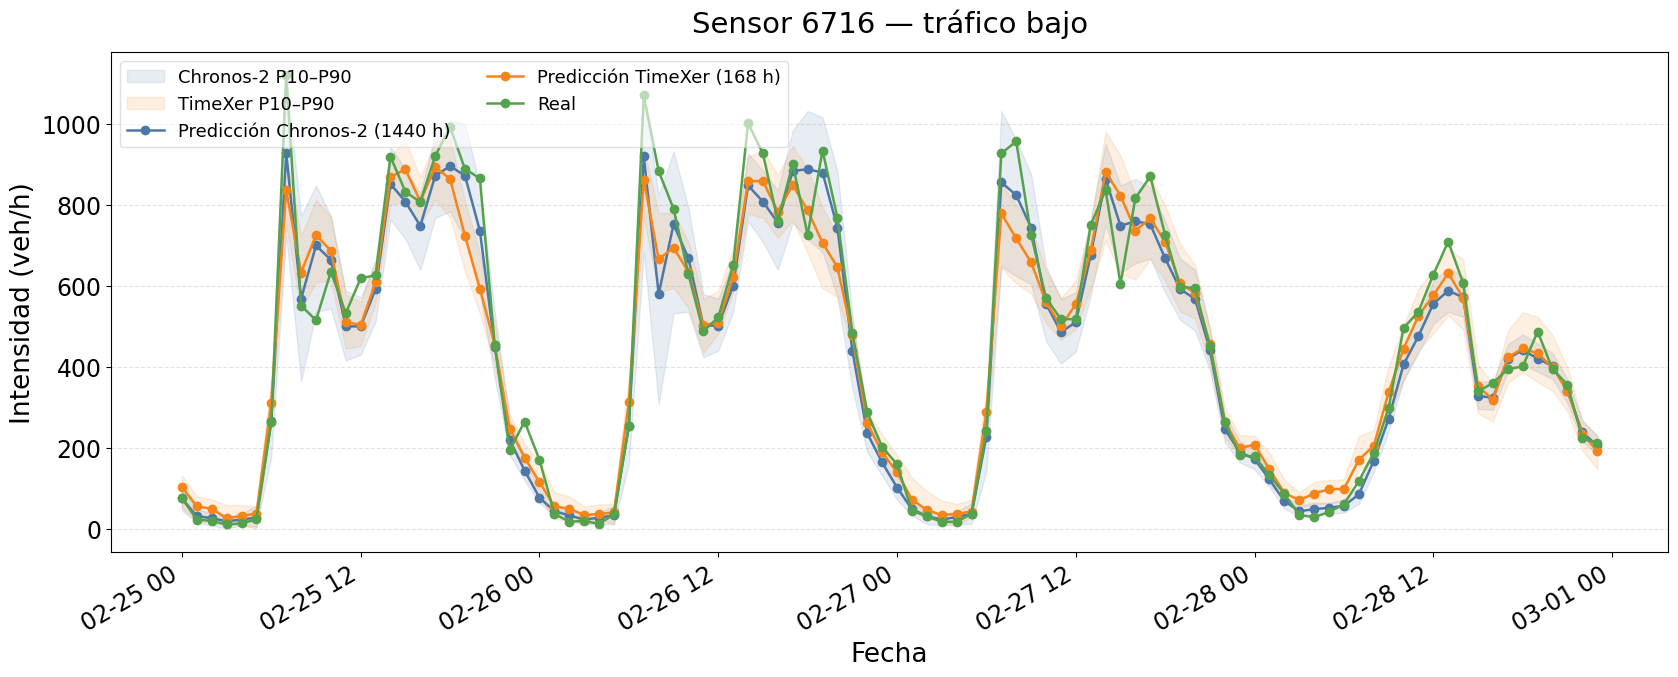
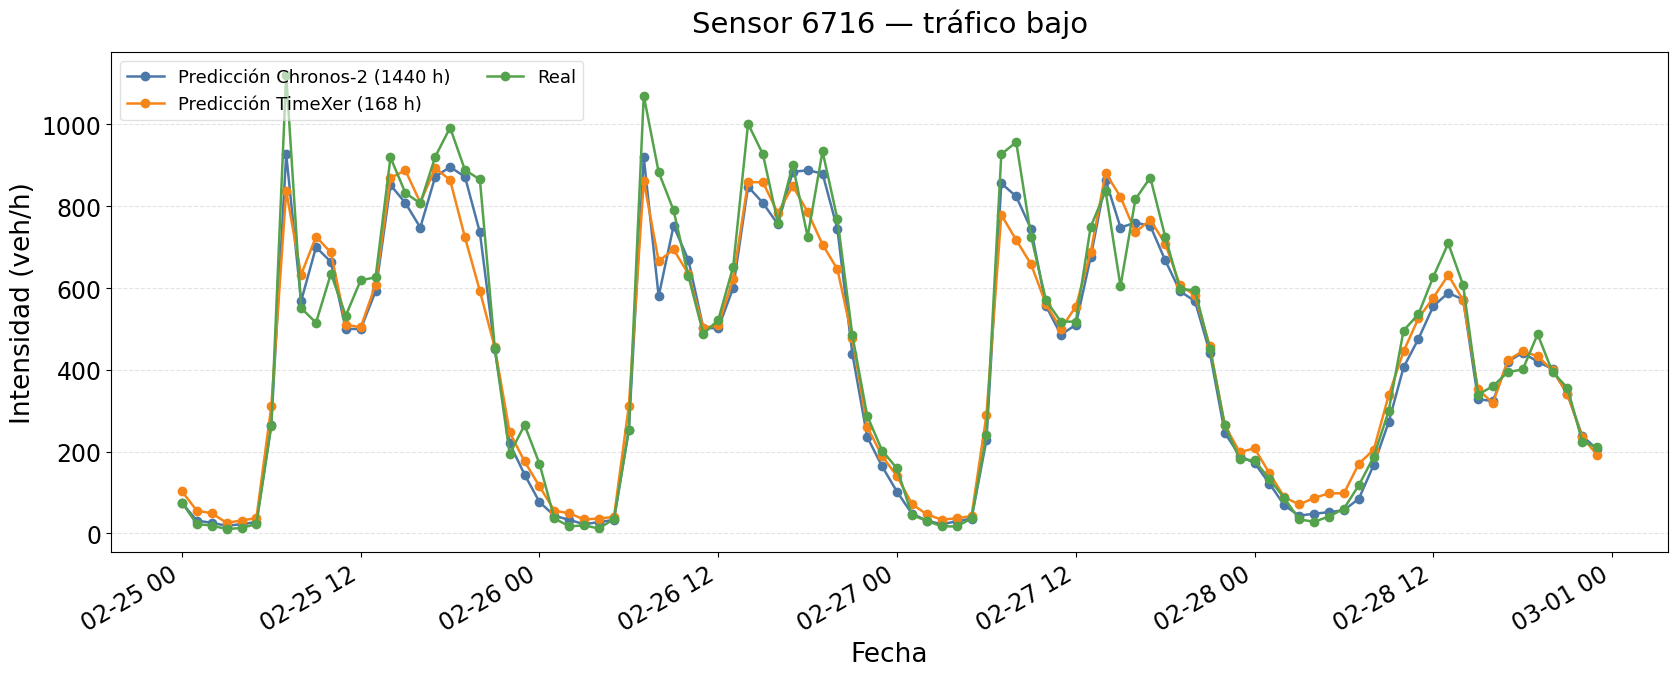
The change to this notebook cell's code, shown as a diff; its figure went from the first image to the second:
--- before
+++ after
@@ -22,8 +22,4 @@
         fig, ax = plt.subplots(figsize=(17, 7))
 
-        # Bandas de incertidumbre P10–P90 (debajo), muy translúcidas
-        ax.fill_between(c["timestamp"], c["p10"], c["p90"], color=colors["Chronos-2"], alpha=0.13, label="Chronos-2 P10–P90")
-        ax.fill_between(t["timestamp"], t["p10"], t["p90"], color=colors["TimeXer"],  alpha=0.13, label="TimeXer P10–P90")
-
         # Predicciones de cada modelo y la serie real (misma anchura; real encima)
         ax.plot(c["timestamp"], c["pred"], marker="o", color=colors["Chronos-2"], linewidth=1.8, label="Predicción Chronos-2 (1440 h)")

Commit: updates